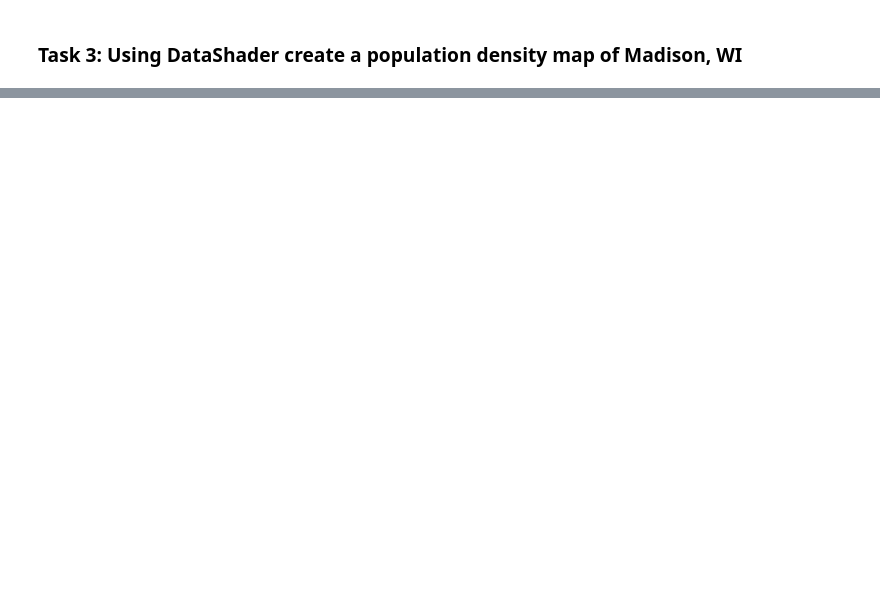
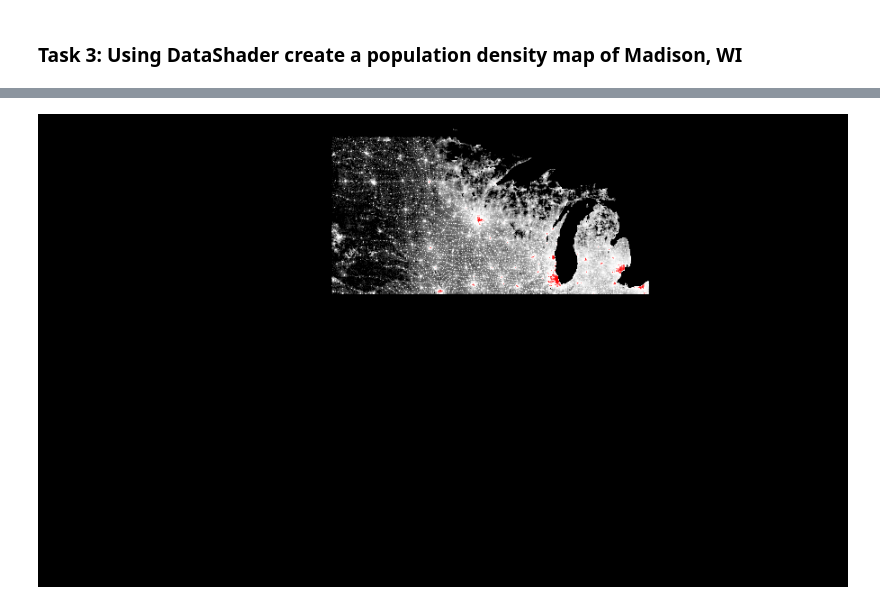
Before and after one commit to Sidrcs/Geospatial_BigData_Analytics, a Jupyter notebook: BigdataVisualization/BigDataViz_Sid.ipynb, the cells around one changed output, grey strips where cells are left out. Drawn from its saved outputs; the diff is of its cells as text; code cells hidden in the pictures; blank space fills up the shorter version.

Commit message:
Task 3: DataShader complete

```diff
--- a/BigdataVisualization/BigDataViz_Sid.ipynb
+++ b/BigdataVisualization/BigDataViz_Sid.ipynb
@@ -260,0 +261,6 @@ export(tf.shade(agg, cmap=cm(viridis), how='eq_hist'),"census_viridis_eq_hist")
+# %%
+grays2 = cm([(i,i,i) for i in np.linspace(0,255,99)])
+grays2 += ["red"]
+export(tf.shade(agg, cmap = grays2, how='eq_hist'),"census_gray_redhot1_eq_hist")
+# %% [output]
+[figure, added]
```
Also changed, not shown: parts of 29 cells of this notebook, 3 other files.
